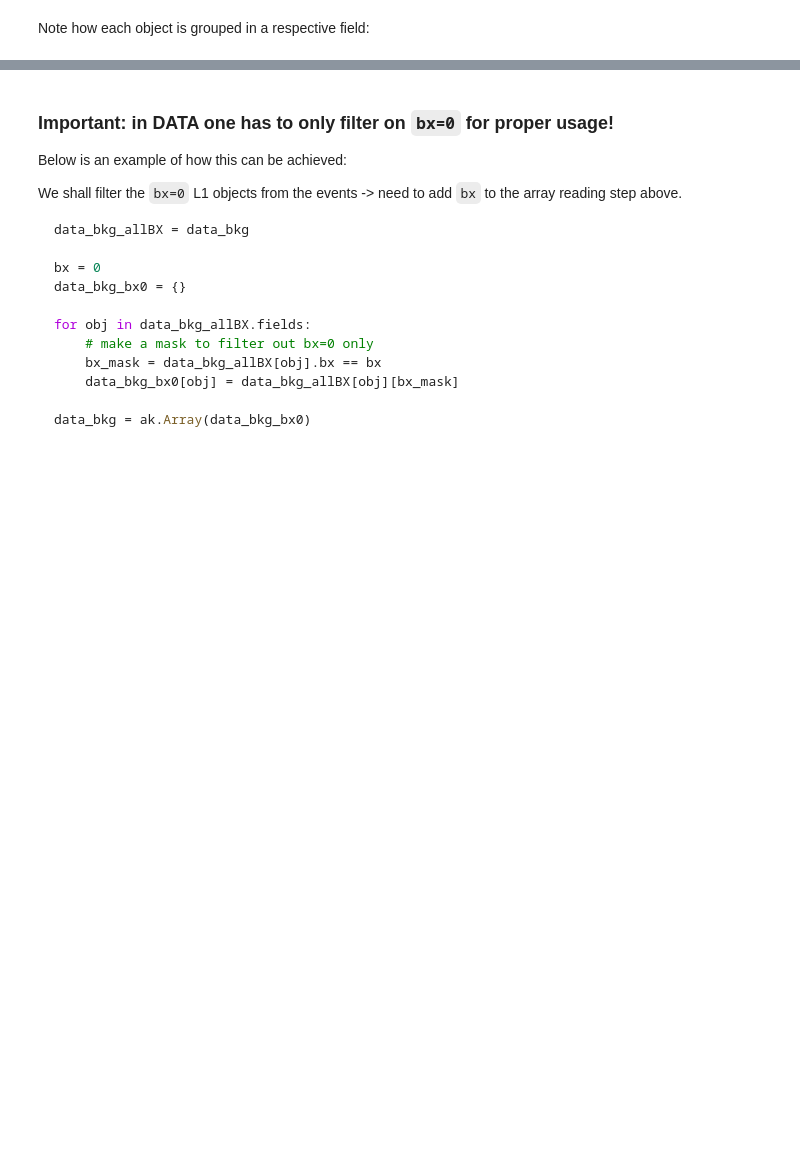
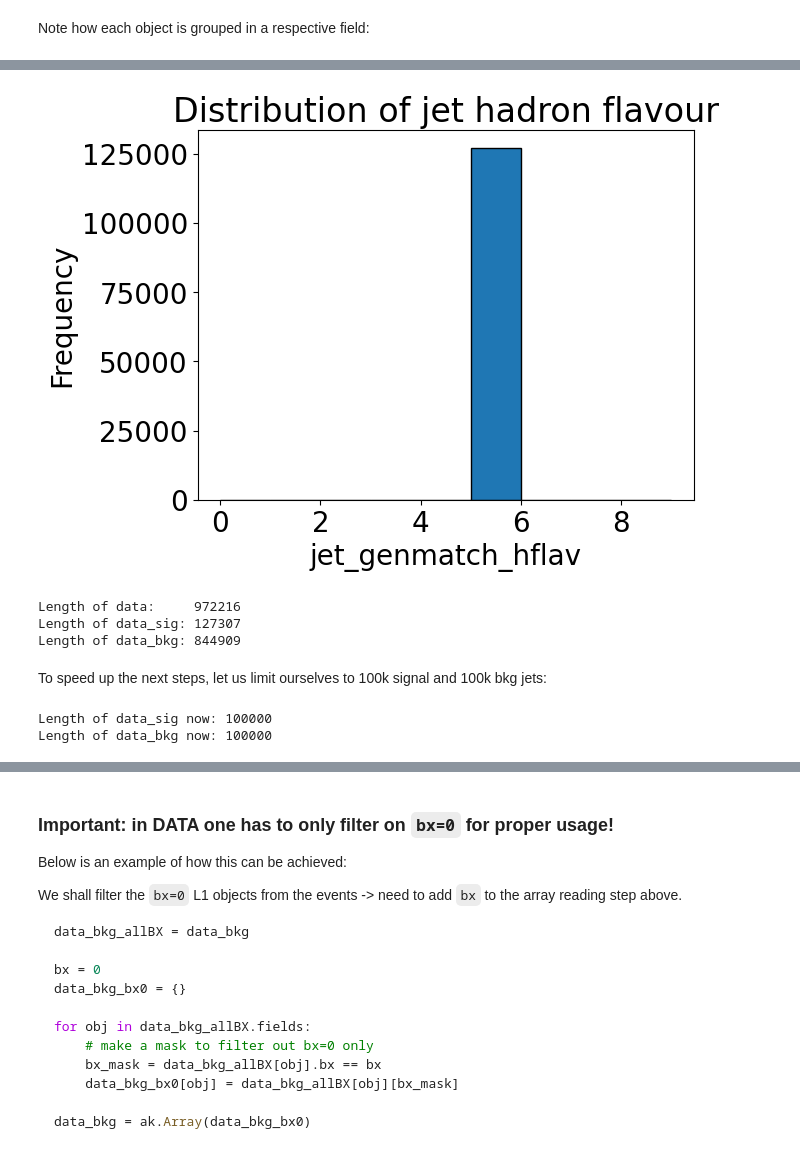
Before and after one commit to jet-tagging-ml-at-l1/cms_mlatl1t_tutorial, a Jupyter notebook: part1/part1_training_topo.ipynb, the cells around one changed output, grey strips where cells are left out. Saved outputs shown, nothing was run; the diff lists cells and outputs as text; code cells hidden in the pictures; blank space fills up the shorter version.

Commit message:
Modifying part1_training_topo for b-tagging until ROC curves

```diff
--- a/part1/part1_training_topo.ipynb
+++ b/part1/part1_training_topo.ipynb
@@ -51,5 +45,6 @@ Below are the data paths to the NanoAOD files with the L1 objects added:
 # %%
-fname_sig = "/eos/cms/store/group/dpg_trigger/comm_trigger/L1Trigger/alobanov/run3/L1nano/ggHH2b2tau_130x_v12.root"
-fname_bkg = "/eos/cms/store/group/dpg_trigger/comm_trigger/L1Trigger/alobanov/run3/L1nano/v12/mc/SingleNeutrino_E-10_gun/SingleNeutrino_130X_L1NanoV12_None/231205_110830/SingleNeutrino_130X_L1NanoV12.root"
+#fname_sig = "/eos/cms/store/group/dpg_trigger/comm_trigger/L1Trigger/alobanov/run3/L1nano/ggHH2b2tau_130x_v12.root"
+#fname_bkg = "/eos/cms/store/group/dpg_trigger/comm_trigger/L1Trigger/alobanov/run3/L1nano/v12/mc/SingleNeutrino_E-10_gun/SingleNeutrino_130X_L1NanoV12_None/231205_110830/SingleNeutrino_130X_L1NanoV12.root"
+fname = "/afs/cern.ch/work/s/sewuchte/public/jetTuple.root"
 # %% [markdown]
 We will be using [`uproot`](https://uproot.readthedocs.io/en/latest/index.html) and [`awkward arrays`](https://awkward-array.org/doc/main/) for reading the Nano ROOT files and manipulating the "jagged" arrays.
@@ -58,3 +51,6 @@ We will be using [`uproot`](https://uproot.readthedocs.io/en/latest/index.html)
 # %%
-f_sig = uproot.open(fname_sig)
-f_bkg = uproot.open(fname_bkg)
+#f_sig = uproot.open(fname_sig)
+#f_bkg = uproot.open(fname_bkg)
+f = uproot.open(fname)
+f.keys()
+f["jetntuple/tree"].keys()
@@ -72,8 +78,9 @@ See the [nano auto-doc](https://cms-nanoaod-integration.web.cern.ch/autoDoc/Nano
 Below we will load the information using the `array` method of `awkward`. It accepts regexp for the branch name filter.
 # %%
 %%time
-data_sig = f_sig["Events"].arrays(
-    filter_name = "/(L1Mu|L1EG|L1Jet|L1EtSum)_(pt|eta|phi|etSumType)/",
-#     entry_stop = 1e1,
+data = f["jetntuple/tree;6"].arrays(
+#    filter_name = "/(jet)_(pt|eta|phi|bjetscore)/",
+    filter_name = "/(jet)_(eta|phi|pt|pt_raw|mass|energy|px|py|pz|bjetscore|reject|tauflav|muflav|elflav|taudecaymode|lepflav|taucharge|genmatch_pt|genmatch_eta|genmatch_phi|genmatch_mass|genmatch_hflav|genmatch_pflav|npfcand|pfcand_pt|pfcand_px|pfcand_py|pfcand_pz|pfcand_pt_log|pfcand_eta|pfcand_phi|pfcand_mass|pfcand_energy|pfcand_energy_log|pfcand_puppiweight|pfcand_z0|pfcand_dxy|pfcand_dxy_custom|pfcand_id|pfcand_charge|pfcand_pperp_ratio|pfcand_ppara_ratio|pfcand_deta|pfcand_dphi|pfcand_etarel|pfcand_track_chi2|pfcand_track_chi2norm|pfcand_track_qual|pfcand_track_npar|pfcand_track_nstubs|pfcand_track_vx|pfcand_track_vy|pfcand_track_vz|pfcand_track_pterror|pfcand_cluster_hovere|pfcand_cluster_sigmarr|pfcand_cluster_abszbarycenter|pfcand_cluster_emet|pfcand_cluster_egvspion|pfcand_cluster_egvspu)/",
+    #entry_stop = 1e1,
     how = "zip"
 )
@@ -88,8 +134,54 @@ data_sig.L1EG.fields
 # %%
-%%time
-data_bkg = f_bkg["Events"].arrays(
-    filter_name = "/(L1Mu|L1EG|L1Jet|L1EtSum)_(pt|eta|phi|etSumType)/",
-#     entry_stop = 1e1,
-    how = "zip"
+# Definition of signal (b jets)
+
+condition_sig = (
+    (data['jet_genmatch_pt'] > -1) &
+    (data['jet_muflav'] == 0) &
+    (data['jet_tauflav'] == 0) &
+    (data['jet_elflav'] == 0) &
+    (data['jet_genmatch_hflav'] == 5)
 )
+
+data_sig = data[condition_sig]
+
+# Validation: check that signal only contains jets with hadron flavour 5
+jethflav = ak.to_numpy(data_sig['jet_genmatch_hflav'])
+flat_jethflav=jethflav.flatten()
+type(flat_jethflav)
+plt.hist(flat_jethflav, bins=np.arange(0, 10, 1), edgecolor='black')
+plt.title('Distribution of jet hadron flavour')
+plt.xlabel('jet_genmatch_hflav')
+plt.ylabel('Frequency')
+plt.show()
+# %% [output]
+[figure, added]
+# %%
+# Definition of background (non-b jets)
+condition_bkg = ~condition_sig
+
+data_bkg = data[condition_bkg]
+
+# Sanity check
+print("Length of data:    ", len(data))
+print("Length of data_sig:", len(data_sig))
+print("Length of data_bkg:", len(data_bkg))
+# %% [output]
+Length of data:     972216
+Length of data_sig: 127307
+Length of data_bkg: 844909
+# %% [markdown]
+To speed up the next steps, let us limit ourselves to 100k signal and 100k bkg jets:
+# %%
+Njets = 100000
+# Pick randomly 100k signal jets
+random_indices_sig = np.random.choice(len(data_sig), size=Njets, replace=False)
+data_sig = data_sig[random_indices_sig]
+print("Length of data_sig now:", len(data_sig))
+# Pick randomly 100k bkg jets
+random_indices_bkg = np.random.choice(len(data_bkg), size=Njets, replace=False)
+data_bkg = data_bkg[random_indices_bkg]
+print("Length of data_bkg now:", len(data_bkg))
+# %% [output]
+Length of data_sig now: 100000
+Length of data_bkg now: 100000
 # %%
```
Also changed, not shown: parts of 40 cells of this notebook.
